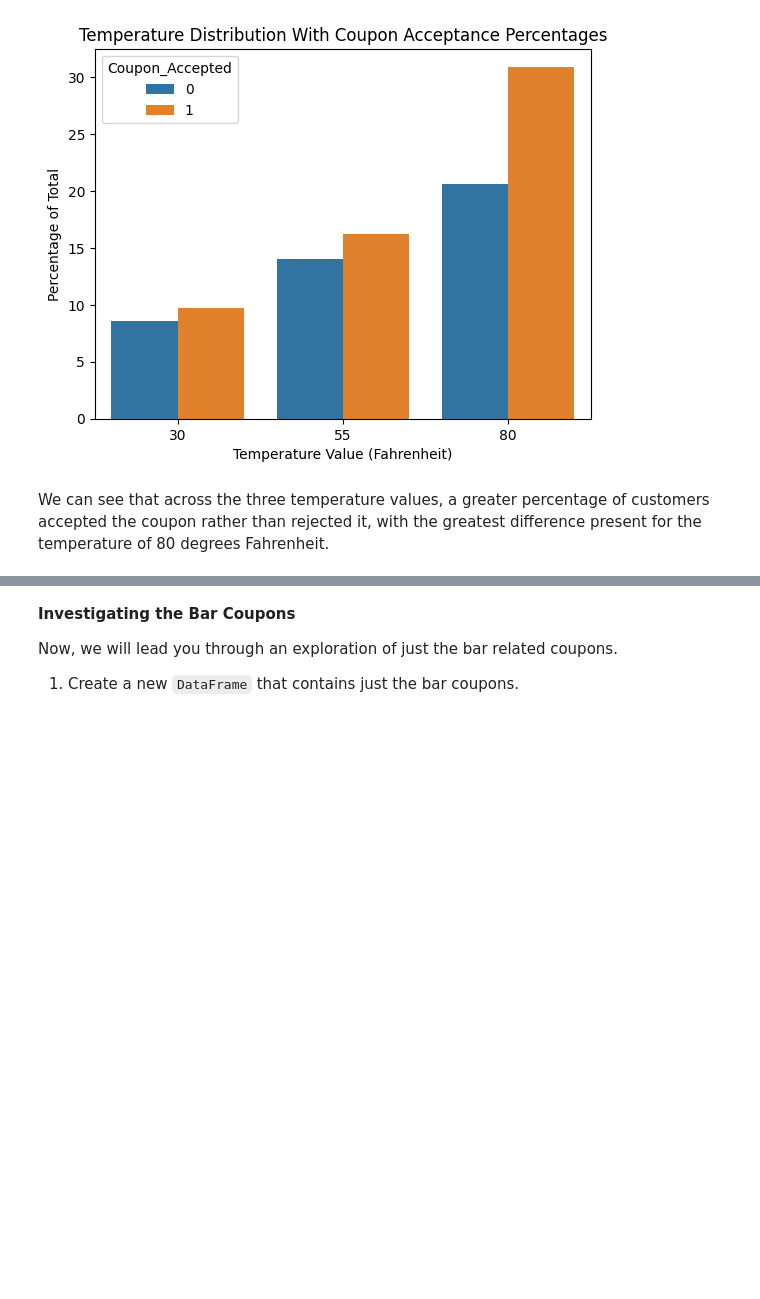
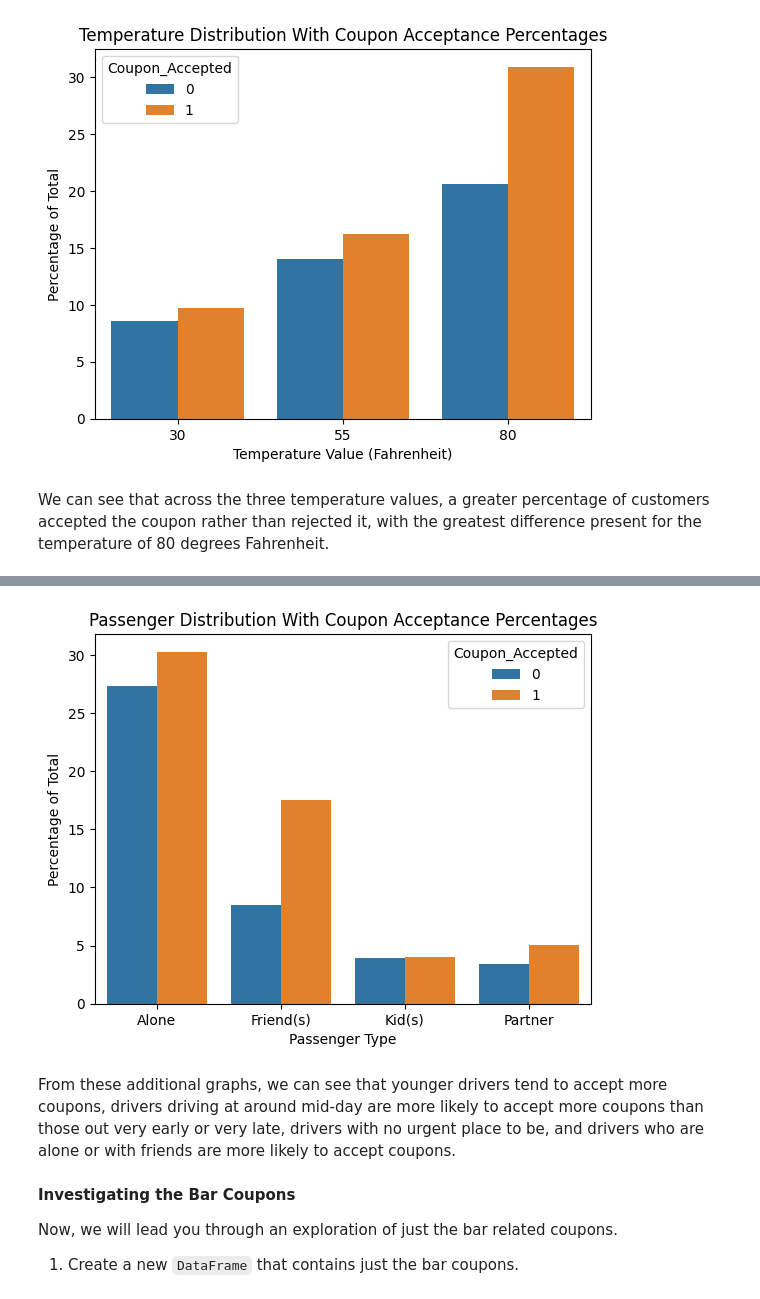
Before and after one commit to annaniu02/MLAI-Assignment-5.1, a Jupyter notebook: prompt.ipynb, the cells around one changed output, grey strips where cells are left out. Cells and saved outputs as stored; diff of their text form; code cells hidden in the pictures; blank space fills up the shorter version.

```diff
--- a/prompt.ipynb
+++ b/prompt.ipynb
@@ -330,3 +357,13 @@ We can see that across the three temperature values, a greater percentage of cus
+# %%
+sns.countplot(data = data, x = "Passenger", hue = "Coupon_Accepted", stat = "percent")
+plt.title("Passenger Distribution With Coupon Acceptance Percentages")
+plt.xlabel("Passenger Type")
+plt.ylabel("Percentage of Total")
+plt.show()
+# %% [output]
+[figure, added]
+# %% [markdown]
+From these additional graphs, we can see that younger drivers tend to accept more coupons, drivers driving at around mid-day are more likely to accept more coupons than those out very early or very late, drivers with no urgent place to be, and drivers who are alone or with friends are more likely to accept coupons.
 # %% [markdown]
 **Investigating the Bar Coupons**
 
```
Also changed, not shown: parts of 5 cells of this notebook, 1 other file.
